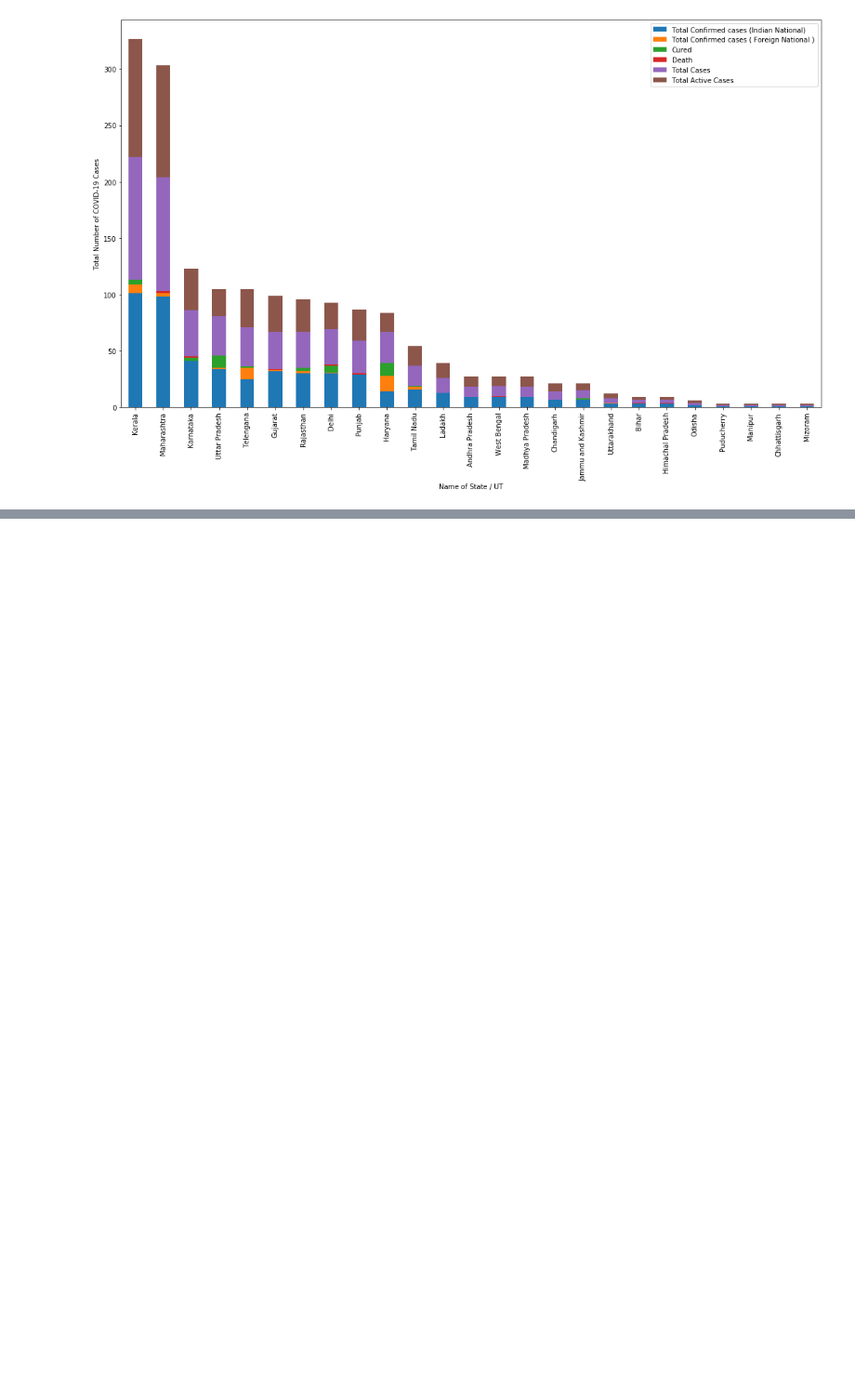
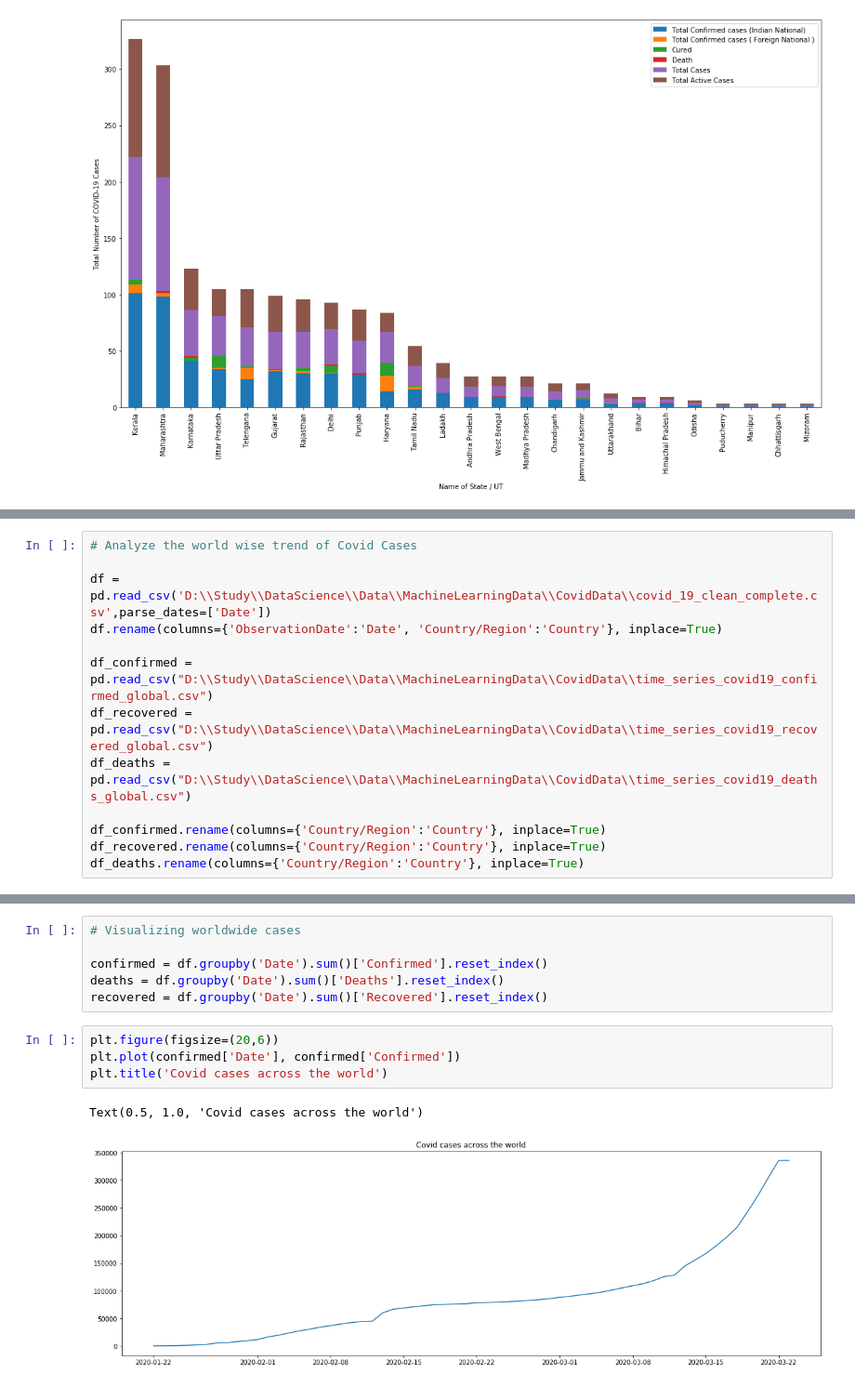
Before and after one commit to satishukadam/notebooks, a Jupyter notebook: Covid_Study.ipynb, the cells around one changed output, grey strips where cells are left out. Shown at 93% size. Saved outputs shown, nothing was run; the diff lists cells and outputs as text; blank space fills up the shorter version.

```diff
--- a/Covid_Study.ipynb
+++ b/Covid_Study.ipynb
@@ -155,0 +174,13 @@ plt.show()
+# %%
+# Analyze the world wise trend of Covid Cases
+
+df = pd.read_csv('D:\\Study\\DataScience\\Data\\MachineLearningData\\CovidData\\covid_19_clean_complete.csv',parse_dates=['Date'])
+df.rename(columns={'ObservationDate':'Date', 'Country/Region':'Country'}, inplace=True)
+
+df_confirmed = pd.read_csv("D:\\Study\\DataScience\\Data\\MachineLearningData\\CovidData\\time_series_covid19_confirmed_global.csv")
+df_recovered = pd.read_csv("D:\\Study\\DataScience\\Data\\MachineLearningData\\CovidData\\time_series_covid19_recovered_global.csv")
+df_deaths = pd.read_csv("D:\\Study\\DataScience\\Data\\MachineLearningData\\CovidData\\time_series_covid19_deaths_global.csv")
+
+df_confirmed.rename(columns={'Country/Region':'Country'}, inplace=True)
+df_recovered.rename(columns={'Country/Region':'Country'}, inplace=True)
+df_deaths.rename(columns={'Country/Region':'Country'}, inplace=True)
@@ -155,0 +198,13 @@ plt.show()
+# %%
+# Visualizing worldwide cases
+
+confirmed = df.groupby('Date').sum()['Confirmed'].reset_index()
+deaths = df.groupby('Date').sum()['Deaths'].reset_index()
+recovered = df.groupby('Date').sum()['Recovered'].reset_index()
+# %%
+plt.figure(figsize=(20,6))
+plt.plot(confirmed['Date'], confirmed['Confirmed'])
+plt.title('Covid cases across the world')
+# %% [output]
+Text(0.5, 1.0, 'Covid cases across the world')
+[figure, added]
```
Also changed, not shown: parts of 14 cells of this notebook.
